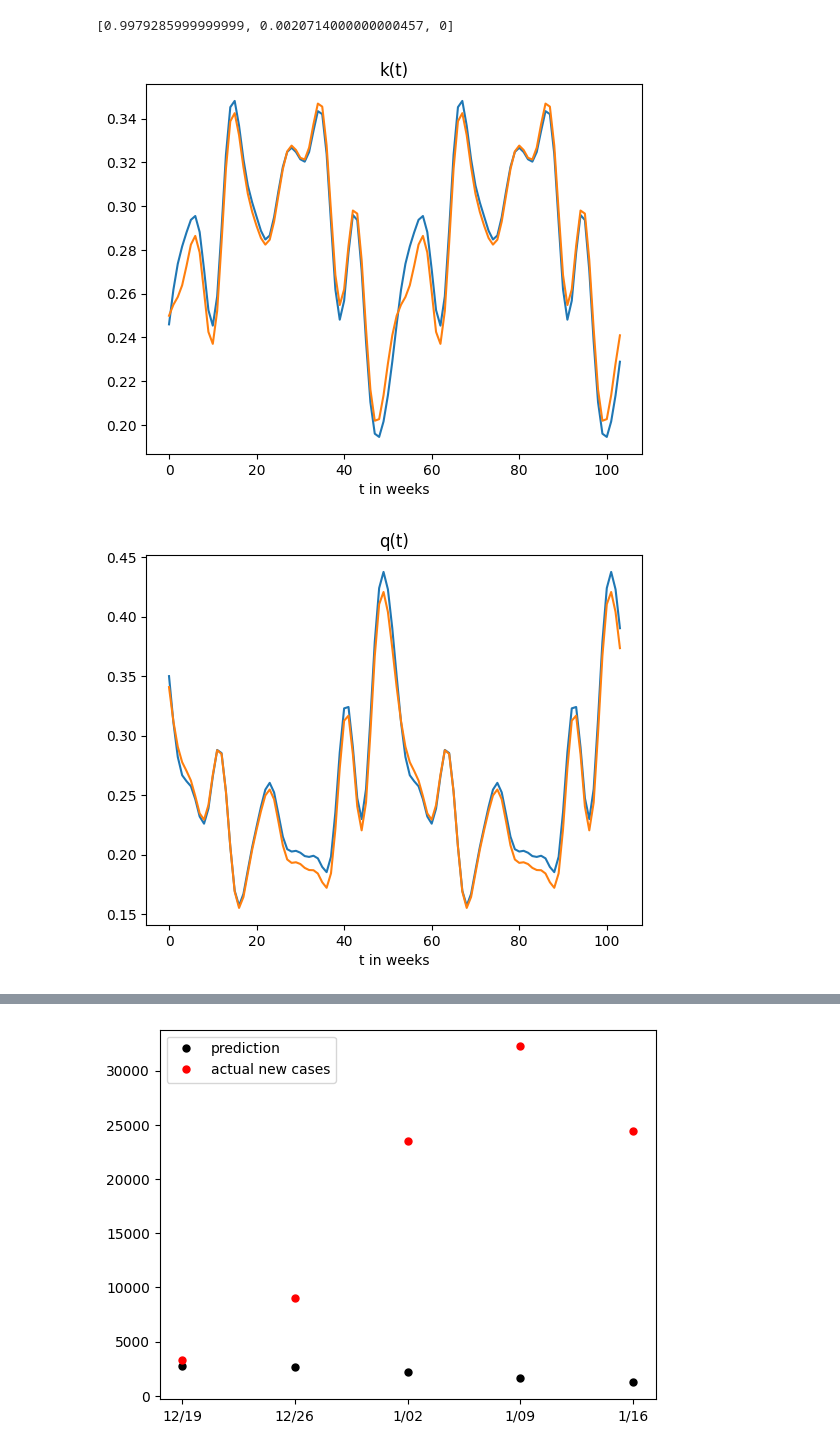
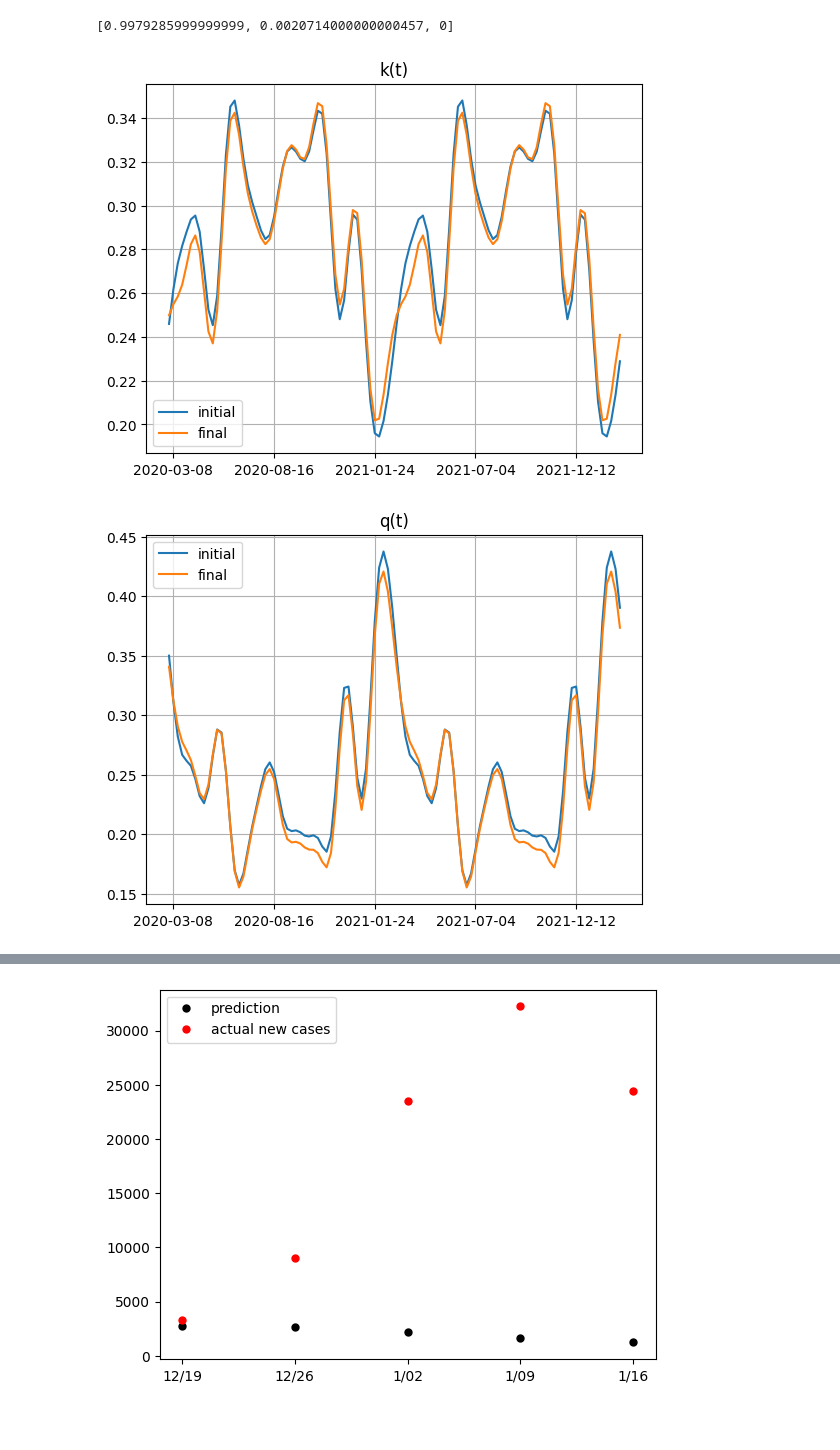
Before and after one commit to seon9cho/COVID-DataAssimilation, a Jupyter notebook: SIR_COVID1.ipynb, the cells around one changed output, grey strips where cells are left out. Drawn from its saved outputs; the diff is of its cells as text; code cells hidden in the pictures; blank space fills up the shorter version.

Commit message:
added fit_vs_data and fit_vs_obs

```diff
--- a/SIR_COVID1.ipynb
+++ b/SIR_COVID1.ipynb
@@ -382,23 +382,25 @@ u0
 # %%
 t = np.arange(104)
 fig = plt.figure()
-plt.plot(fourier_series(t, *k_guess))
-plt.plot(fourier_series(t, *k_coefs))
+plt.plot(fourier_series(t, *k_guess), label="initial")
+plt.plot(fourier_series(t, *k_coefs), label="final")
 plt.title("k(t)")
-plt.xlabel("t in weeks")
+plt.legend()
+plt.grid()
+plt.xticks(t_cc_data[::23], dates[:len(case_count_data):23])
 plt.show()
-fig.savefig("SIR1_k.png")
 # %% [output]
-[figure, old version]
+[figure, new version]
 # %%
 fig = plt.figure()
-plt.plot(fourier_series(t, *q_guess))
-plt.plot(fourier_series(t, *q_coefs))
+plt.plot(fourier_series(t, *q_guess), label="initial")
+plt.plot(fourier_series(t, *q_coefs), label="final")
+plt.legend()
+plt.grid()
 plt.title("q(t)")
-plt.xlabel("t in weeks")
+plt.xticks(t_cc_data[::23], dates[:len(case_count_data):23])
 plt.show()
-fig.savefig("SIR1_q.png")
 # %% [output]
-[figure, old version]
+[figure, new version]
 # %%
 fig = plt.figure()
```
Also changed, not shown: parts of 4 cells of this notebook, 9 other files.
